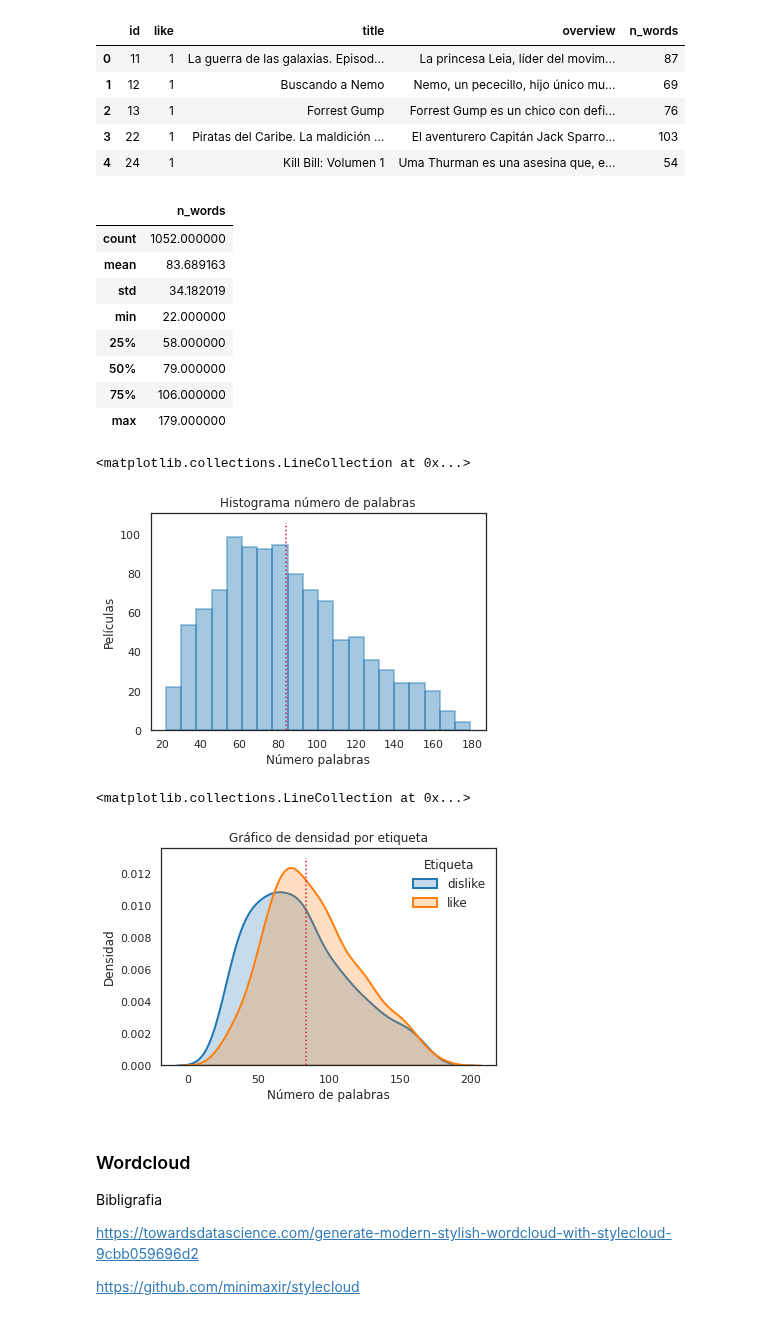
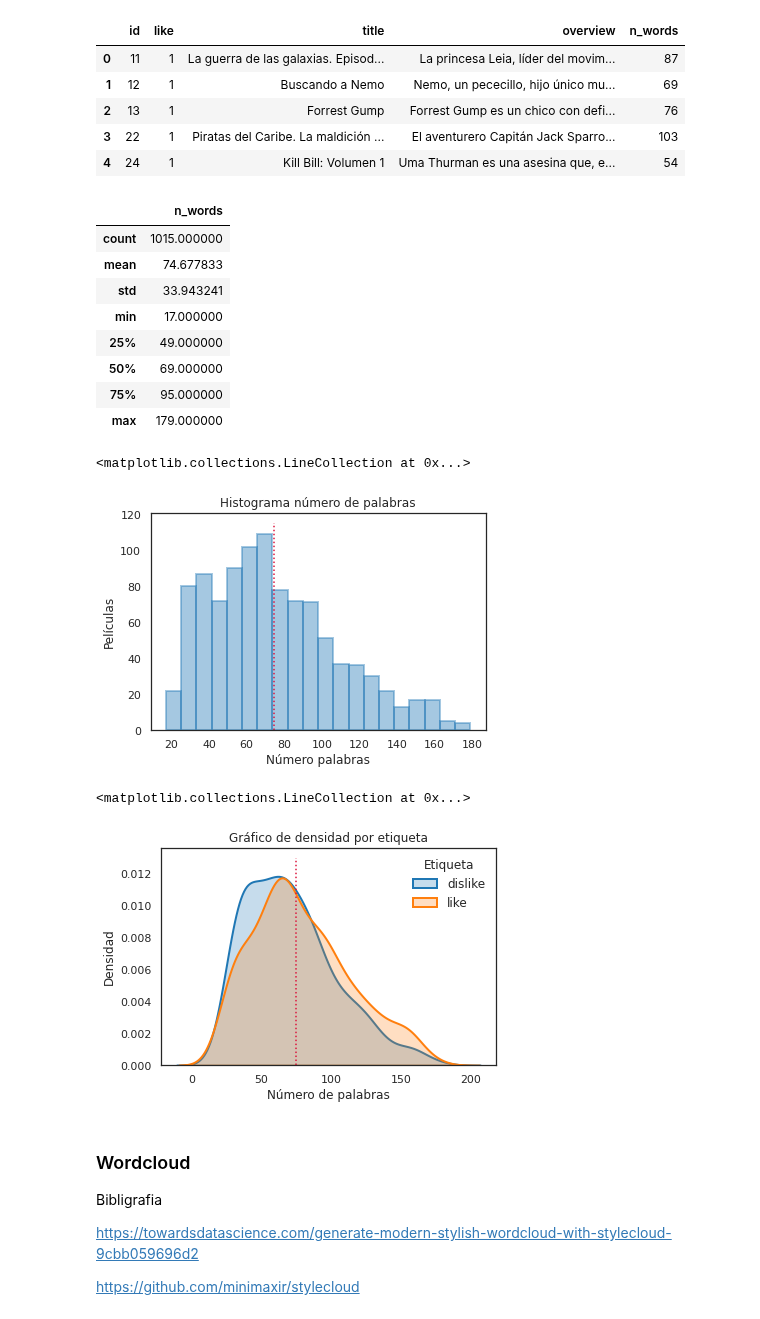
Before and after one commit to Jaimemorillo/ShouldIwatchThisMovie, a Jupyter notebook: memoria_data_antes.ipynb, the cells around one changed output. Drawn from its saved outputs; the diff is of its cells as text; code cells hidden in the pictures.

```diff
--- a/memoria_data_antes.ipynb
+++ b/memoria_data_antes.ipynb
@@ -35,5 +35,5 @@ import warnings
 warnings.filterwarnings('ignore')
 # %%
 dataover = pd.read_csv("gdrive/My Drive/TFG/tmdb_spanish_def.csv", sep='#',encoding='utf-8', lineterminator='\n')
-taste = pd.read_csv("gdrive/My Drive/TFG/tmdb_spanish_Jaime_def.csv", sep='#', encoding='utf-8')
+taste = pd.read_csv("gdrive/My Drive/TFG/tmdb_spanish_Jaime_def_2.csv", sep='#', encoding='utf-8')
 # %%
@@ -113,29 +103,29 @@ data.head(5)
 pd.DataFrame(data.n_words.describe())
 # %% [output]
 |  | n_words |
-| count | 1052.000000 |
-| mean | 83.689163 |
-| std | 34.182019 |
-| min | 22.000000 |
-| 25% | 58.000000 |
-| 50% | 79.000000 |
-| 75% | 106.000000 |
+| count | 1015.000000 |
+| mean | 74.677833 |
+| std | 33.943241 |
+| min | 17.000000 |
+| 25% | 49.000000 |
+| 50% | 69.000000 |
+| 75% | 95.000000 |
 | max | 179.000000 |
 # %%
 # seaborn histogram
 sns.distplot(data['n_words'], hist=True, kde=False,
              bins=20,
              hist_kws={'edgecolor':'tab:blue', 'linewidth': 2})
 # Add labels
 plt.title('Histograma número de palabras')
 plt.xlabel('Número palabras')
 plt.ylabel('Películas')
 
 mean = data.n_words.mean()
-plt.vlines(mean, 0, 106, color='crimson', ls=':')
+plt.vlines(mean, 0, 115, color='crimson', ls=':')
 # %% [output]
 <matplotlib.collections.LineCollection at 0x...>
-[figure, old version]
+[figure, new version]
 # %%
 subset_0 = data[data['like'] == 0]
 subset_1 = data[data['like'] == 1]
@@ -159,7 +149,7 @@ mean = data.n_words.mean()
 plt.vlines(mean, 0, 0.013, color='crimson', ls=':')
 # %% [output]
 <matplotlib.collections.LineCollection at 0x...>
-[figure, old version]
+[figure, new version]
 # %% [markdown]
 ### Wordcloud
 
```
Also changed, not shown: parts of 19 cells of this notebook.
